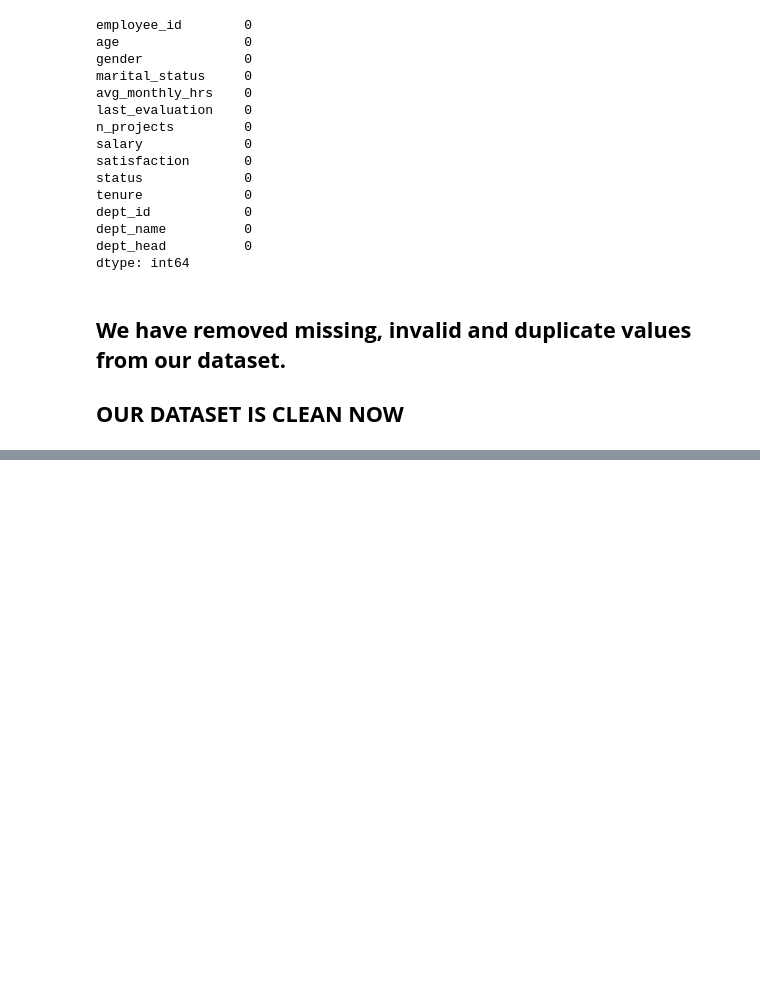
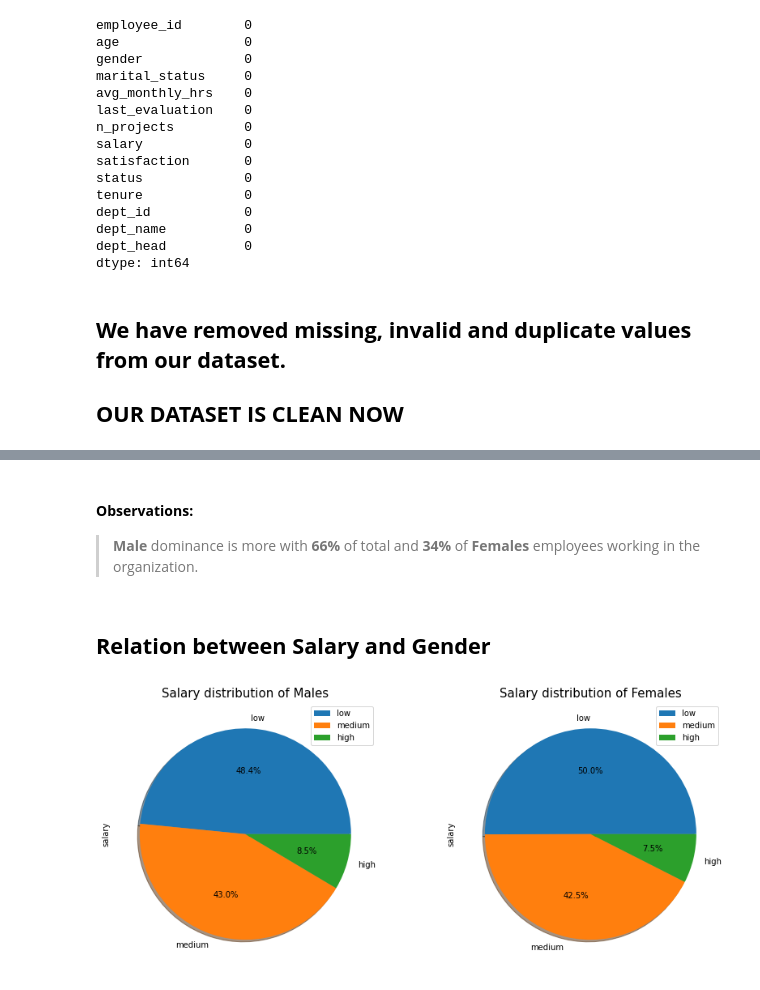
Before and after one commit to bhupeshmahara/INSAID-GCD-Capstone, a Jupyter notebook: 1005_GCD_Capstone_Project_Bhupesh.ipynb, the cells around one changed output, grey strips where cells are left out. Cells and saved outputs as stored; diff of their text form; code cells hidden in the pictures; blank space fills up the shorter version.

```diff
--- a/1005_GCD_Capstone_Project_Bhupesh.ipynb
+++ b/1005_GCD_Capstone_Project_Bhupesh.ipynb
@@ -576,0 +616,16 @@ plt.show()
+# %% [markdown]
+#### __Observations:__
+
+
+> __Male__ dominance is more with __66%__ of total and __34%__ of __Females__ employees working in the organization.
+# %% [markdown]
+## __Relation between Salary and Gender__
+# %%
+f, ax = plt.subplots(1,2,figsize=(14,6))
+df_final['salary'][df_final['gender']=='Male'].value_counts().plot.pie(autopct='%1.1f%%', ax=ax[0], shadow=True, legend=True)
+df_final['salary'][df_final['gender']=='Female'].value_counts().plot.pie(autopct='%1.1f%%', ax=ax[1], shadow=True, legend=True)
+ax[0].set_title('Salary distribution of Males', fontsize=15)
+ax[1].set_title('Salary distribution of Females', fontsize=15)
+plt.show()
+# %% [output]
+[figure, added]
```
Also changed, not shown: parts of 16 cells of this notebook.
